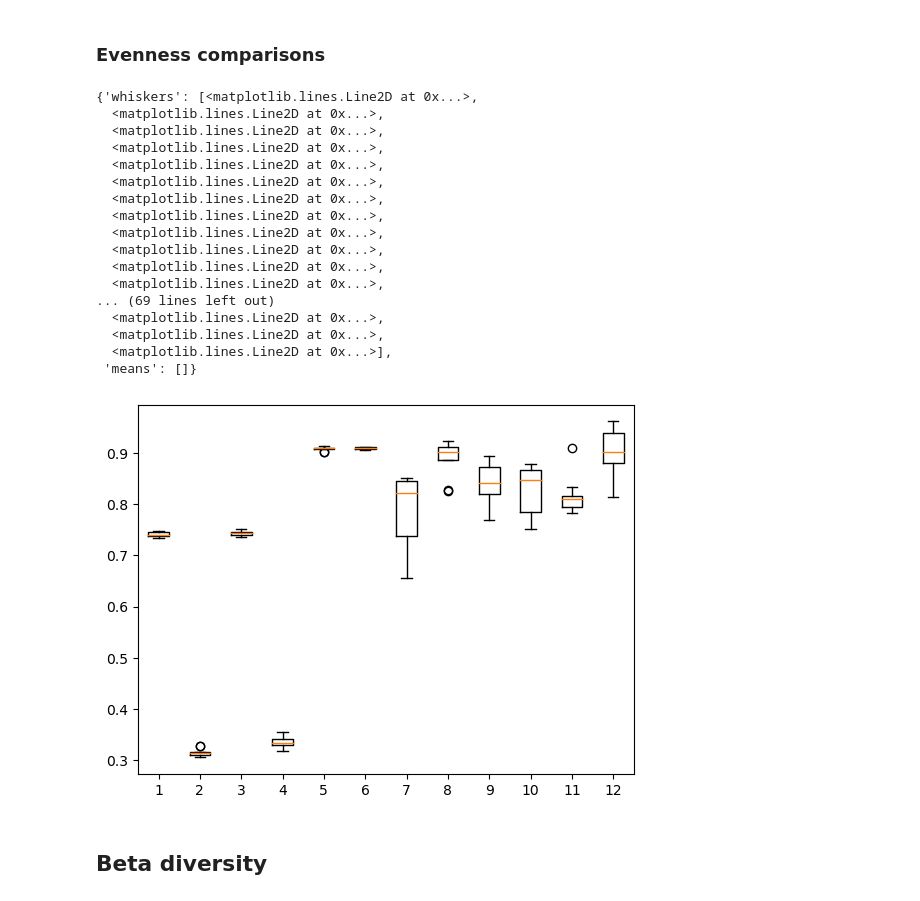
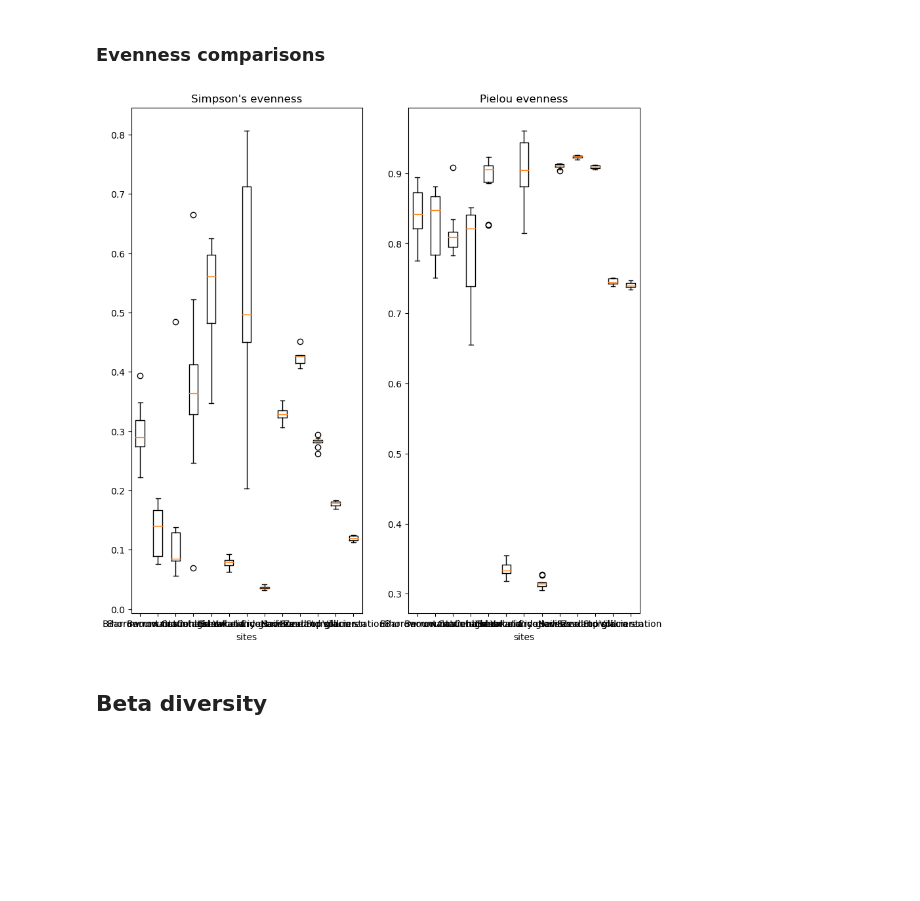
Before and after one commit to SJ-31/Cryosphere-ICCS261, a Jupyter notebook: main.ipynb, the cells around one changed output. Saved outputs shown, nothing was run; the diff lists cells and outputs as text; code cells hidden in the pictures; blank space fills up the shorter version.

```diff
--- a/main.ipynb
+++ b/main.ipynb
@@ -323,52 +334,43 @@ Non-phylogenetic metrics assume everything is equally related to each other, so
 
 Phylogenetic metrics take into account similarity based on evolutionary relation, resulting in better scaling for genetic distance
 # %%
-# Graphing functions
+# Misc functions
 def plot_pcoa_2d(pcoa_data: pd.DataFrame, title: str,
                 highlight: str):
-    fig, ax = plt.subplots()
+    ax = plt.axes()
     classes = pcoa_data[highlight].unique()
     for c in classes:
         one_class = pcoa_data[pcoa_data[highlight] == c]
         ax.scatter(one_class.iloc[:, 0], one_class.iloc[:, 1], s=50)
     ax.set_xlabel('PC 1')
     ax.set_ylabel('PC 2')
-    ax.legend(classes)
+    ax.legend(classes, bbox_to_anchor=(1.05, 1), loc='upper left', borderaxespad=0)
     ax.set_title(title)
-    plt.show()
+    return ax
+
+def metric_df(metric: str, artifact_dict, id_dict):
+    df = {}
+    for id, value in id_dict.items():
+        df[value] = list(artifact_dict[id][metric].iloc[:, 0])
+    return pd.DataFrame(df)
 # %% [markdown]
 ## Alpha diversity
 # %% [markdown]
 ### Evenness comparisons
-# %%
-ignore = {'New Zealand soil'}
-fig, ax = plt.subplots()
-sites = []
-for site in pielou_e['Location'].unique():
-    if site in ignore:
-        continue
-    get = pielou_e[ pielou_e['Location'] == site ]['pielou_evenness']
-    sites.append(get)
-ax.boxplot(sites)
-# %% [output]
-{'whiskers': [<matplotlib.lines.Line2D at 0x...>,
-  <matplotlib.lines.Line2D at 0x...>,
-  <matplotlib.lines.Line2D at 0x...>,
-  <matplotlib.lines.Line2D at 0x...>,
-  <matplotlib.lines.Line2D at 0x...>,
-  <matplotlib.lines.Line2D at 0x...>,
-  <matplotlib.lines.Line2D at 0x...>,
-  <matplotlib.lines.Line2D at 0x...>,
-  <matplotlib.lines.Line2D at 0x...>,
-  <matplotlib.lines.Line2D at 0x...>,
-  <matplotlib.lines.Line2D at 0x...>,
-  <matplotlib.lines.Line2D at 0x...>,
-... (69 lines left out)
-  <matplotlib.lines.Line2D at 0x...>,
-  <matplotlib.lines.Line2D at 0x...>,
-  <matplotlib.lines.Line2D at 0x...>],
- 'means': []}
-[figure, removed]
+# %%
+fig, ax = plt.subplots(1, 2)
+pielou_evenness = metric_df('pi', a.alpha, id_key)
+simpsons_evenness = metric_df('se', a.alpha, id_key)
+fig.set_size_inches(10, 10)
+ax[1].boxplot(pielou_evenness)
+ax[1].set(title="Pielou evenness", xlabel='sites')
+ax[1].set_xticklabels(labels=list(id_key.values()))
+ax[0].boxplot(simpsons_evenness)
+ax[0].set(title="Simpson's evenness", xlabel='sites')
+ax[0].set_xticklabels(labels=list(id_key.values()))
+plt.show()
+# %% [output]
+[figure, added]
 # %% [markdown]
 ## Beta diversity
 # %% [markdown]
```
Also changed, not shown: parts of 15 cells of this notebook, 4 other files.
